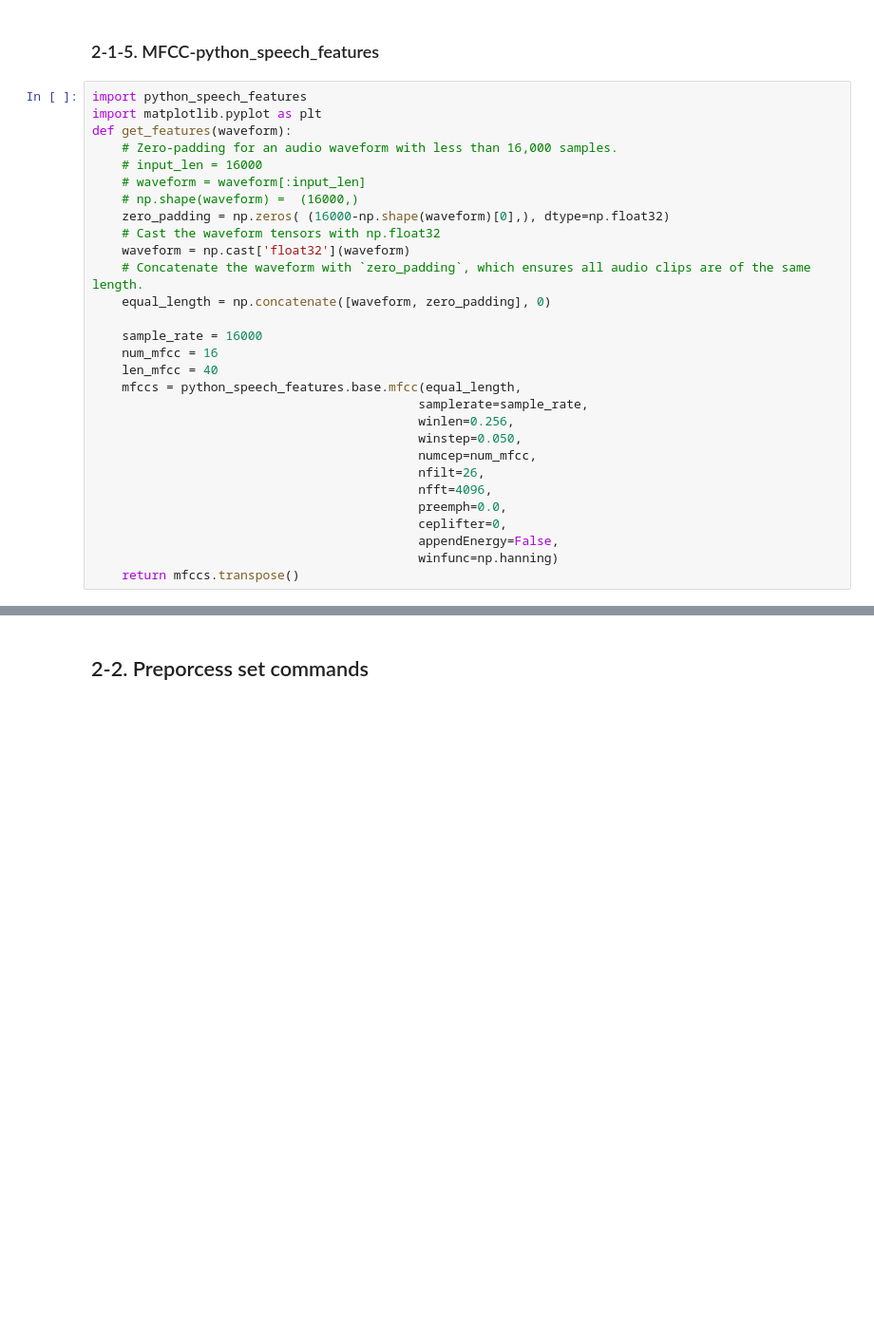
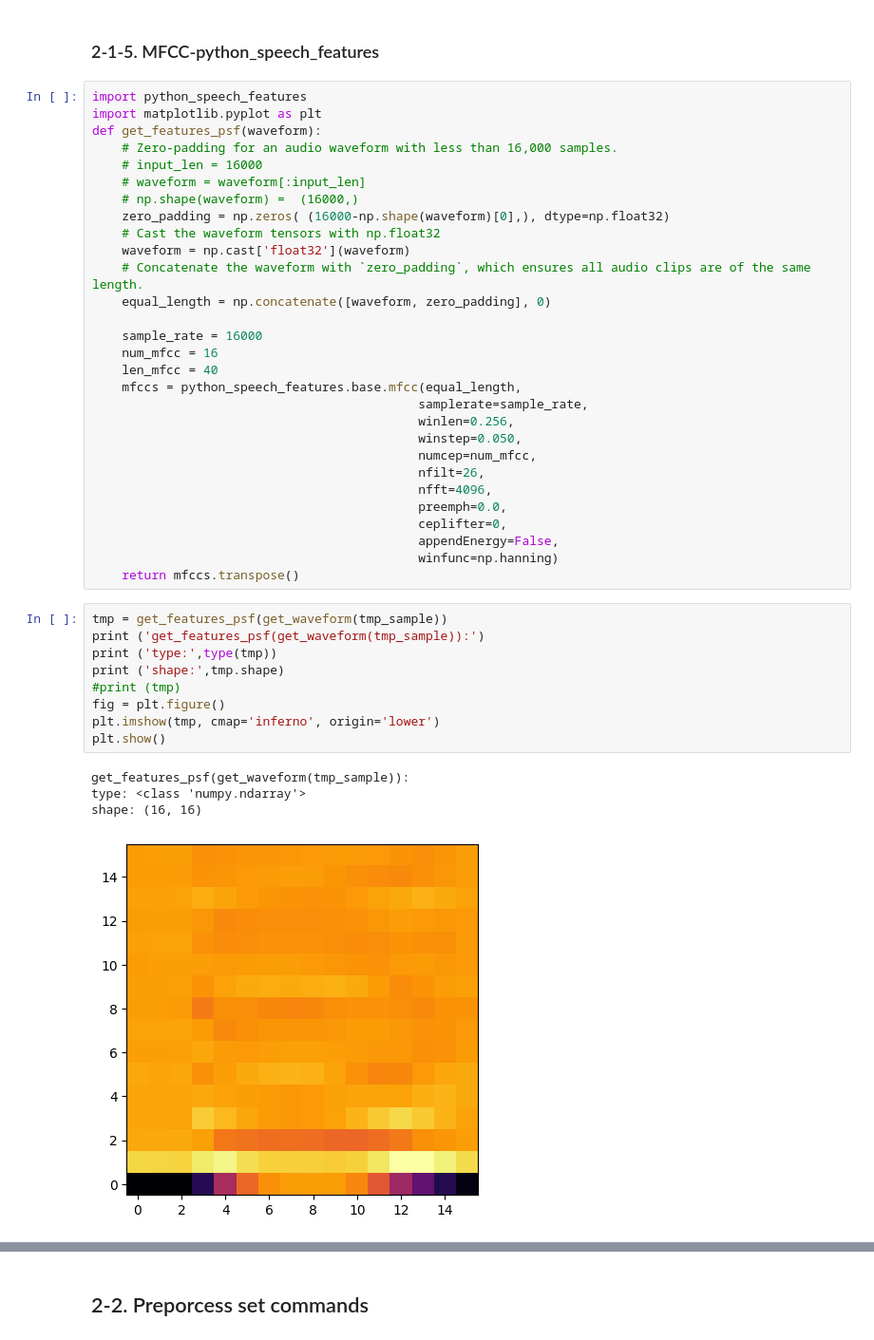
Before and after one commit to KYE2138/PJ_SpeechCommandRecognition, a Jupyter notebook: Train/train.ipynb, the cells around one changed output, grey strips where cells are left out. Shown at 95% size. Drawn from its saved outputs; the diff is of its cells as text; blank space fills up the shorter version.

```diff
--- a/Train/train.ipynb
+++ b/Train/train.ipynb
@@ -214,7 +224,7 @@ get_label_id(get_label(dataset_commands_filepaths[0]):
 # %%
 import python_speech_features
 import matplotlib.pyplot as plt
-def get_features(waveform):
+def get_features_psf(waveform):
     # Zero-padding for an audio waveform with less than 16,000 samples.
     # input_len = 16000
     # waveform = waveform[:input_len]
@@ -240,3 +250,17 @@ def get_features(waveform):
                                             appendEnergy=False,
                                             winfunc=np.hanning)
     return mfccs.transpose()
+# %%
+tmp = get_features_psf(get_waveform(tmp_sample))
+print ('get_features_psf(get_waveform(tmp_sample)):')
+print ('type:',type(tmp))
+print ('shape:',tmp.shape)
+#print (tmp)
+fig = plt.figure()
+plt.imshow(tmp, cmap='inferno', origin='lower')
+plt.show()
+# %% [output]
+get_features_psf(get_waveform(tmp_sample)):
+type: <class 'numpy.ndarray'>
+shape: (16, 16)
+[figure, added]
```
Also changed, not shown: parts of 33 cells of this notebook, 2 other files.
